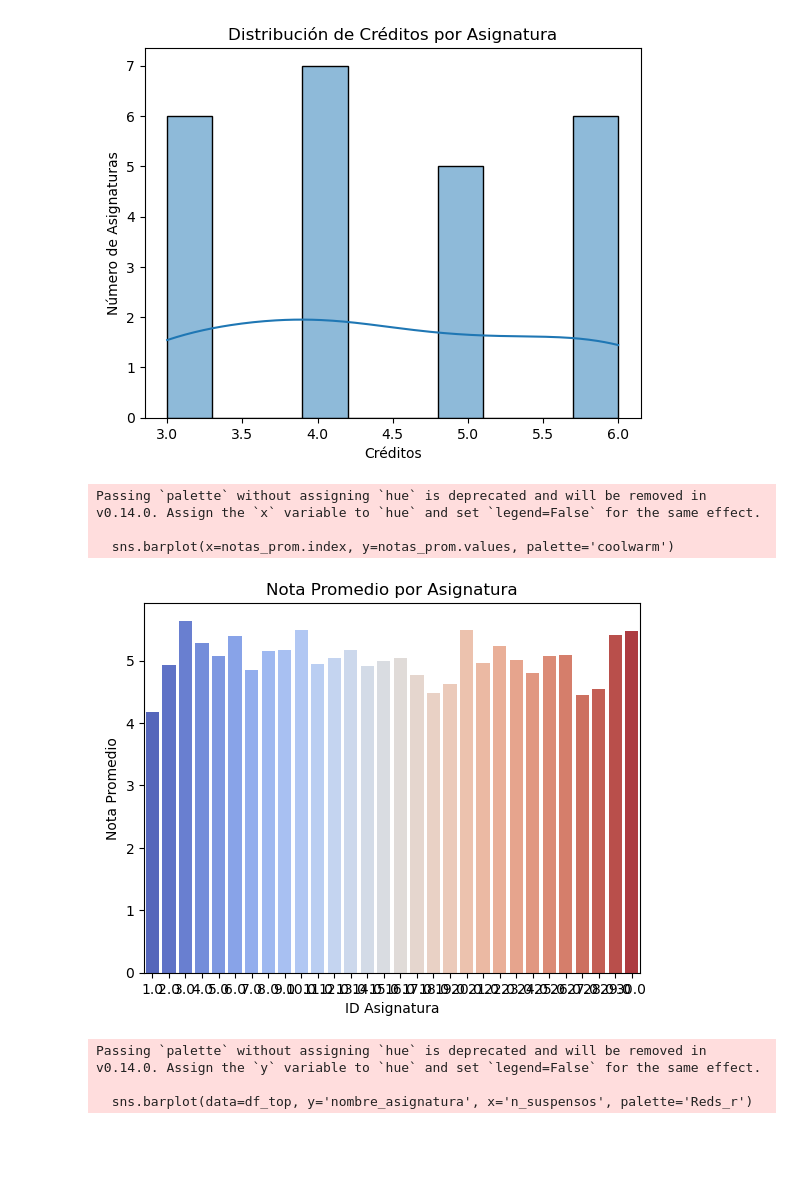
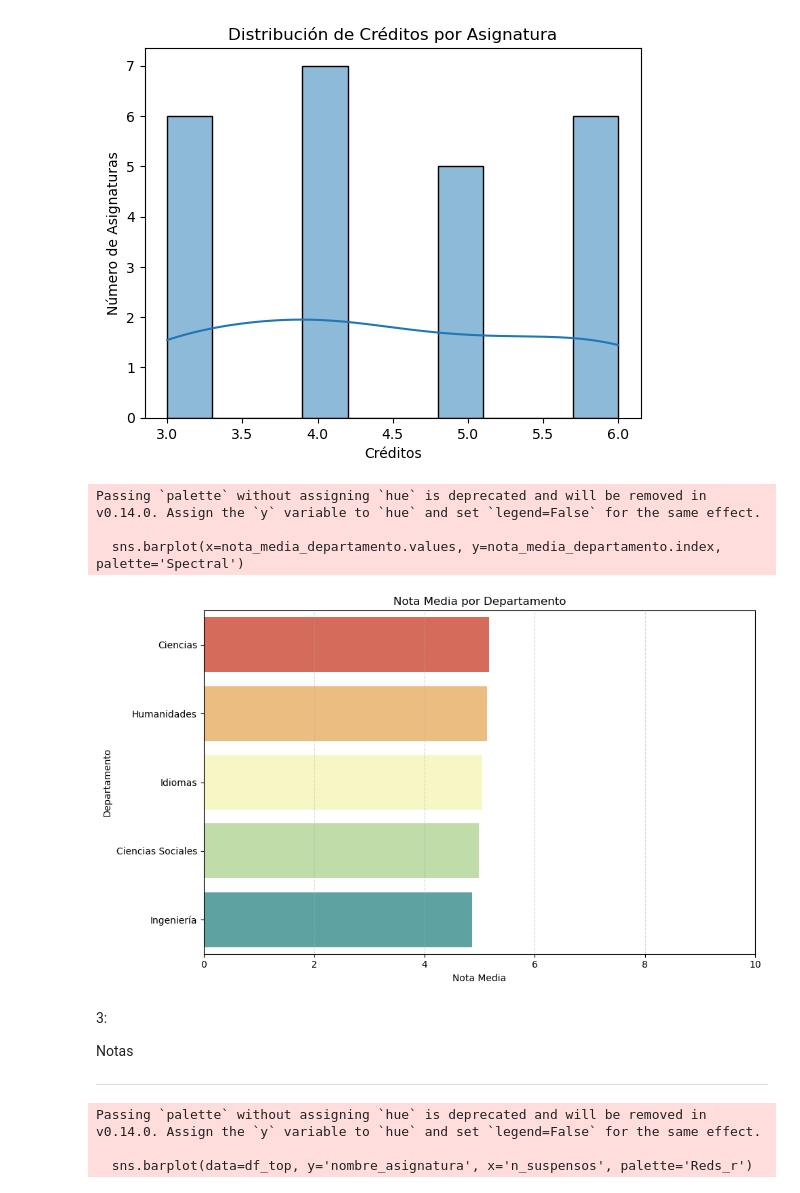
Before and after one commit to ManelDiaz/Reto_Analisis, a Jupyter notebook: 4_VISUALIZADOR/vistas.ipynb, the cells around one changed output. Saved outputs shown, nothing was run; the diff lists cells and outputs as text; code cells hidden in the pictures; blank space fills up the shorter version.

```diff
--- a/4_VISUALIZADOR/vistas.ipynb
+++ b/4_VISUALIZADOR/vistas.ipynb
@@ -57,18 +97,36 @@ plt.ylabel('Número de Asignaturas')
 plt.show()
 # %% [output]
 [figure]
-# %%
-notas_prom = df_not.groupby('id_asignatura')['nota'].mean().sort_values(ascending=False)
-sns.barplot(x=notas_prom.index, y=notas_prom.values, palette='coolwarm')
-plt.title('Nota Promedio por Asignatura')
-plt.xlabel('ID Asignatura')
-plt.ylabel('Nota Promedio')
-plt.show()
-# %% [output]
-Passing `palette` without assigning `hue` is deprecated and will be removed in v0.14.0. Assign the `x` variable to `hue` and set `legend=False` for the same effect.
-
-  sns.barplot(x=notas_prom.index, y=notas_prom.values, palette='coolwarm')
-[figure, removed]
+# %%
+df_merged = df_not.merge(df_asig[['id_asignatura', 'departamento']], on='id_asignatura')
+
+# Eliminar posibles nulos
+df_merged = df_merged.dropna(subset=['departamento', 'nota'])
+
+# Calcular nota media por departamento
+nota_media_departamento = df_merged.groupby('departamento')['nota'].mean().sort_values(ascending=False)
+
+# Gráfico
+plt.figure(figsize=(10, 6))
+sns.barplot(x=nota_media_departamento.values, y=nota_media_departamento.index, palette='Spectral')
+plt.title('Nota Media por Departamento')
+plt.xlabel('Nota Media')
+plt.ylabel('Departamento')
+plt.xlim(0, 10)
+plt.grid(axis='x', linestyle='--', alpha=0.5)
+plt.tight_layout()
+plt.show()
+# %% [output]
+Passing `palette` without assigning `hue` is deprecated and will be removed in v0.14.0. Assign the `y` variable to `hue` and set `legend=False` for the same effect.
+
+  sns.barplot(x=nota_media_departamento.values, y=nota_media_departamento.index, palette='Spectral')
+[figure, added]
+# %% [markdown]
+3:
+
+Notas
+
+________________________________________________________________________________
 # %%
 
 
```
Also changed, not shown: parts of 5 cells of this notebook, 2 other files.
